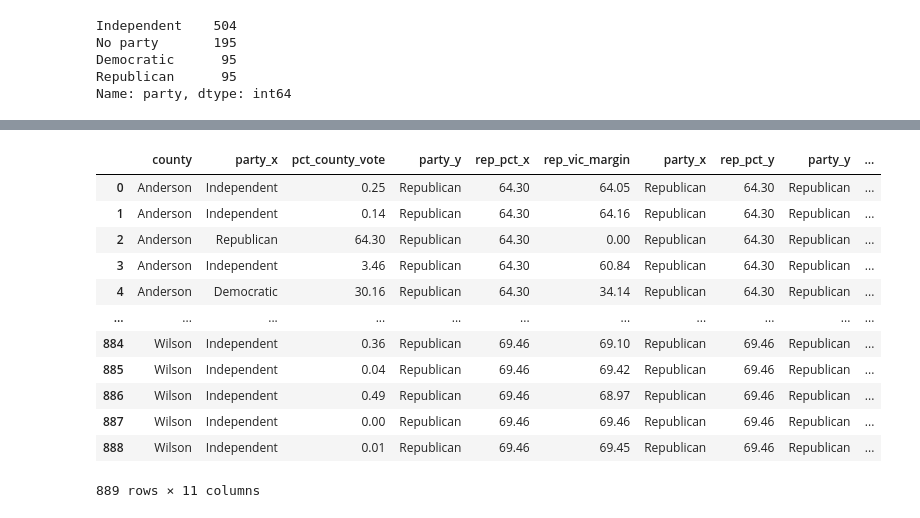
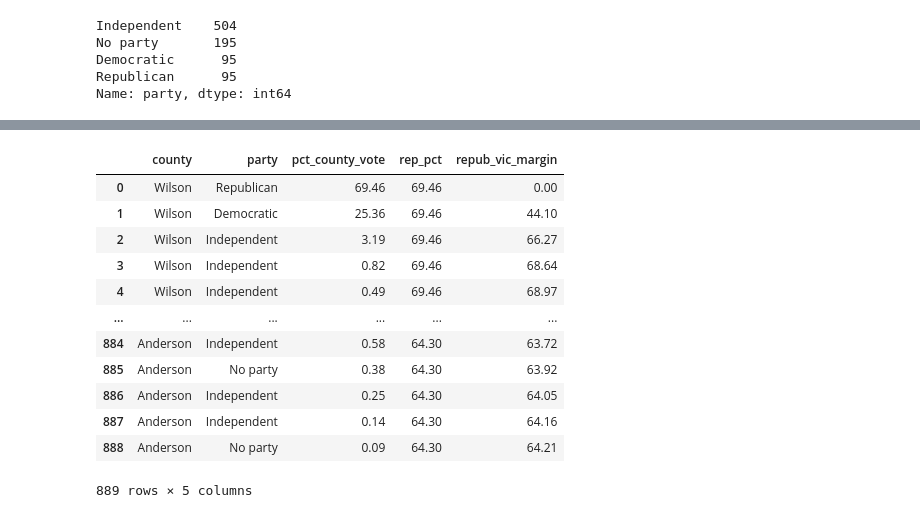
Before and after one commit to DavidMellow/tn-elections, a Jupyter notebook: notebooks/tn_election_2016_melt.ipynb, the cells around one changed output, grey strips where cells are left out. Drawn from its saved outputs; the diff is of its cells as text; code cells hidden in the pictures.

```diff
--- a/notebooks/tn_election_2016_melt.ipynb
+++ b/notebooks/tn_election_2016_melt.ipynb
@@ -526,5 +522,5 @@ Name: party, dtype: int64
 # %%
-# create dataframe "tn_2016_margin"
-tn_2016_pct_party_county=tn_2016_pres.loc[0:,['county','party','pct_county_vote']]
-tn_2016_margin
+# create new dataframe with reduced columns values only
+tn_2016_pct_county=tn_2016_pres.loc[0:,['county','party','pct_county_vote']]
+tn_2016_pct_county
 # %% [output]
@@ -544,6 +540,6 @@ tn_2016_margin
 # %%
-# create new dataframe with republican values only
-tn_2016_rep_pct=tn_2016_pct_party_county[tn_2016_pct_party_county['party']== "Republican"].reset_index(drop=True)
+# create new dataframe with Republican values only
+tn_2016_rep_pct=tn_2016_pct_county[tn_2016_pct_county['party']== "Republican"].reset_index(drop=True)
 tn_2016_rep_pct
 # %% [output]
 |  | county | party | pct_county_vote |
@@ -561,6 +557,6 @@ tn_2016_rep_pct
 95 rows × 3 columns
 # %%
-# rename 'pct_county_vote' to 'rep_pct' to prepare for merge
-tn_2016_rep_pct=tn_2016_rep_pct.rename(columns={'pct_county_vote':'rep_pct'},inplace=False)
-tn_2016_rep_pct.head(2)
+# rename 'pct_county_vote' to 'rep_pct' and drop "party" column to prepare for merge
+tn_2016_rep_pct=tn_2016_rep_pct.rename(columns={'pct_county_vote':'rep_pct'},inplace=False).drop(['party'], axis=1)
+tn_2016_rep_pct
 # %% [output]
@@ -607,0 +686,4 @@ tn_2016_margin
+# %%
+
+tn_2016_pct_county['rep_pct']=tn_2016_pct_county['county'].map(tn_2016_rep_pct.set_index('county')['rep_pct'])
+tn_2016_pct_county.head(25)
@@ -608,20 +708,20 @@ tn_2016_margin
 # %%
 # add 'rep_vic_margin' column to show Republican margin over other parties per county
-tn_2016_margin['repub_vic_margin']=tn_2016_margin['rep_pct']-tn_2016_margin['pct_county_vote']
-tn_2016_margin
+tn_2016_pct_county['repub_vic_margin']=tn_2016_pct_county['rep_pct']-tn_2016_pct_county['pct_county_vote']
+tn_2016_pct_county
 # %% [output]
-|  | county | party_x | pct_county_vote | party_y | rep_pct_x | rep_vic_margin | party_x | rep_pct_y | party_y | ... |
-| 0 | Anderson | Independent | 0.25 | Republican | 64.30 | 64.05 | Republican | 64.30 | Republican | ... |
-| 1 | Anderson | Independent | 0.14 | Republican | 64.30 | 64.16 | Republican | 64.30 | Republican | ... |
-| 2 | Anderson | Republican | 64.30 | Republican | 64.30 | 0.00 | Republican | 64.30 | Republican | ... |
-| 3 | Anderson | Independent | 3.46 | Republican | 64.30 | 60.84 | Republican | 64.30 | Republican | ... |
-| 4 | Anderson | Democratic | 30.16 | Republican | 64.30 | 34.14 | Republican | 64.30 | Republican | ... |
-| ... | ... | ... | ... | ... | ... | ... | ... | ... | ... | ... |
-| 884 | Wilson | Independent | 0.36 | Republican | 69.46 | 69.10 | Republican | 69.46 | Republican | ... |
-| 885 | Wilson | Independent | 0.04 | Republican | 69.46 | 69.42 | Republican | 69.46 | Republican | ... |
-| 886 | Wilson | Independent | 0.49 | Republican | 69.46 | 68.97 | Republican | 69.46 | Republican | ... |
-| 887 | Wilson | Independent | 0.00 | Republican | 69.46 | 69.46 | Republican | 69.46 | Republican | ... |
-| 888 | Wilson | Independent | 0.01 | Republican | 69.46 | 69.45 | Republican | 69.46 | Republican | ... |
+|  | county | party | pct_county_vote | rep_pct | repub_vic_margin |
+| 0 | Wilson | Republican | 69.46 | 69.46 | 0.00 |
+| 1 | Wilson | Democratic | 25.36 | 69.46 | 44.10 |
+| 2 | Wilson | Independent | 3.19 | 69.46 | 66.27 |
+| 3 | Wilson | Independent | 0.82 | 69.46 | 68.64 |
+| 4 | Wilson | Independent | 0.49 | 69.46 | 68.97 |
+| ... | ... | ... | ... | ... | ... |
+| 884 | Anderson | Independent | 0.58 | 64.30 | 63.72 |
+| 885 | Anderson | No party | 0.38 | 64.30 | 63.92 |
+| 886 | Anderson | Independent | 0.25 | 64.30 | 64.05 |
+| 887 | Anderson | Independent | 0.14 | 64.30 | 64.16 |
+| 888 | Anderson | No party | 0.09 | 64.30 | 64.21 |
-889 rows × 11 columns
+889 rows × 5 columns
 # %%
 # Confirm negative numbers
```
Also changed, not shown: parts of 36 cells of this notebook.
